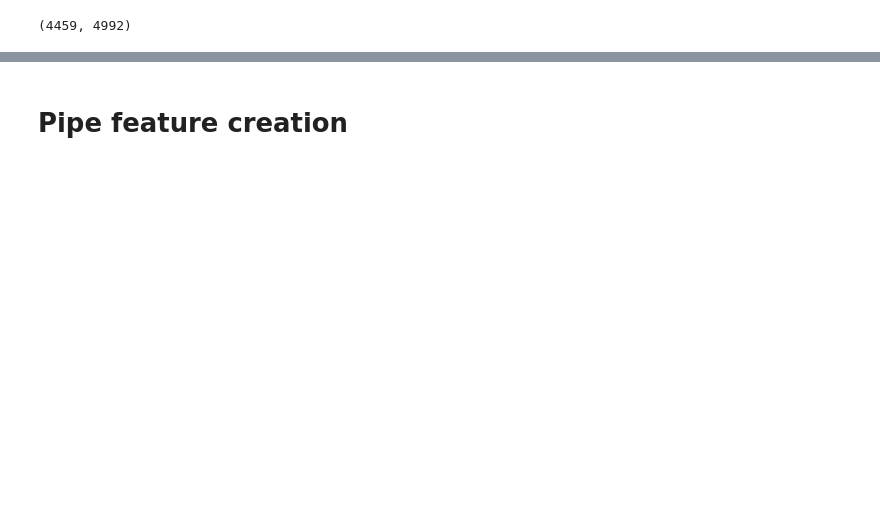
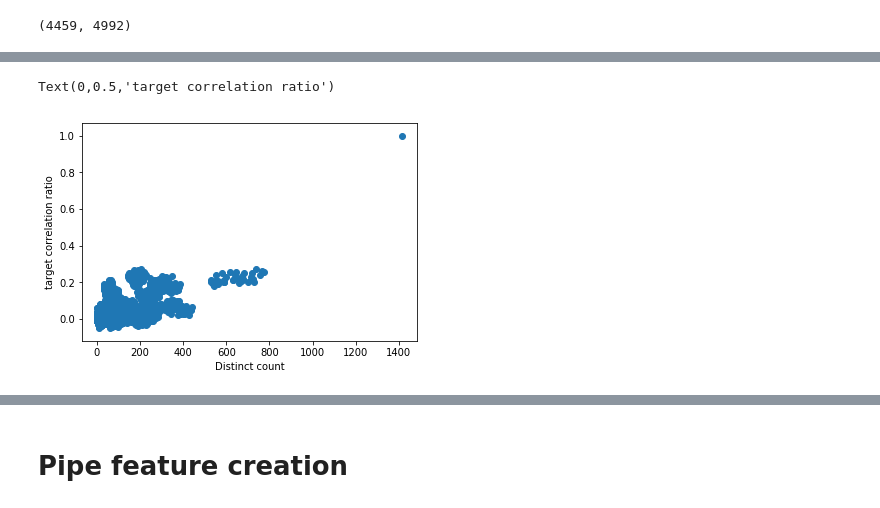
Before and after one commit to rudloffl/KG-compets, a Jupyter notebook: 01 - Santander/A02 - version1.ipynb, the cells around one changed output, grey strips where cells are left out. Cells and saved outputs as stored; diff of their text form; code cells hidden in the pictures; blank space fills up the shorter version.

```diff
--- a/01 - Santander/A02 - version1.ipynb
+++ b/01 - Santander/A02 - version1.ipynb
@@ -47,0 +59,8 @@ df[df['distinct_counts'] == 1].shape
+# %%
+#df['distinct_counts'].plot.hist(bins=50)
+plt.scatter(x=df['distinct_counts'], y=df['target_corr'])
+plt.xlabel('Distinct count')
+plt.ylabel('target correlation ratio')
+# %% [output]
+Text(0,0.5,'target correlation ratio')
+[figure, added]
```
Also changed, not shown: parts of 43 cells of this notebook, 1 other file.
